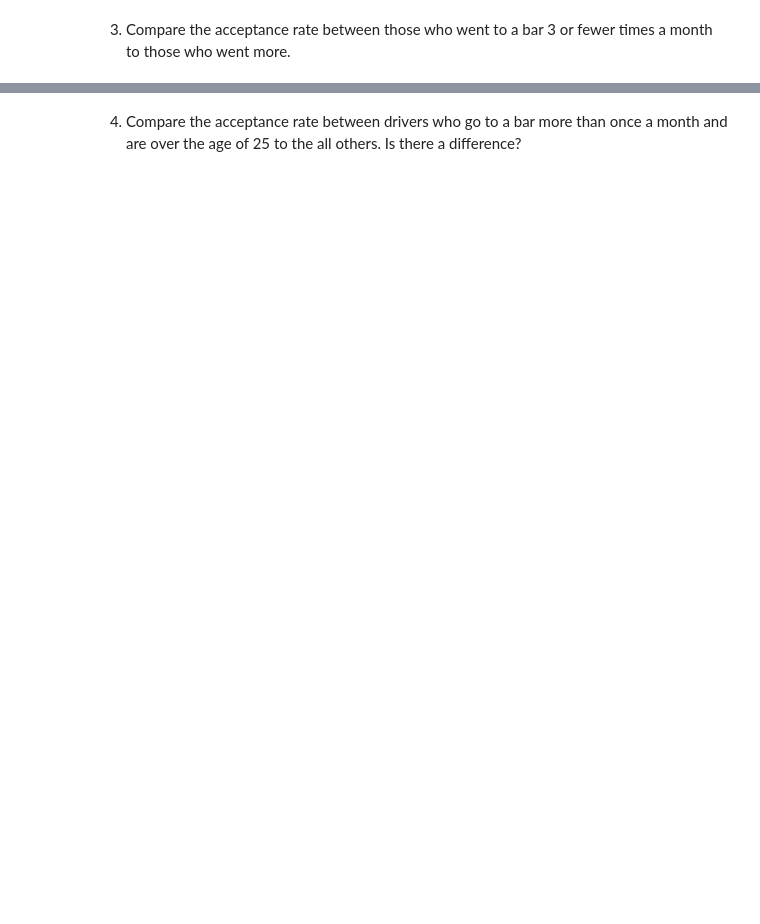
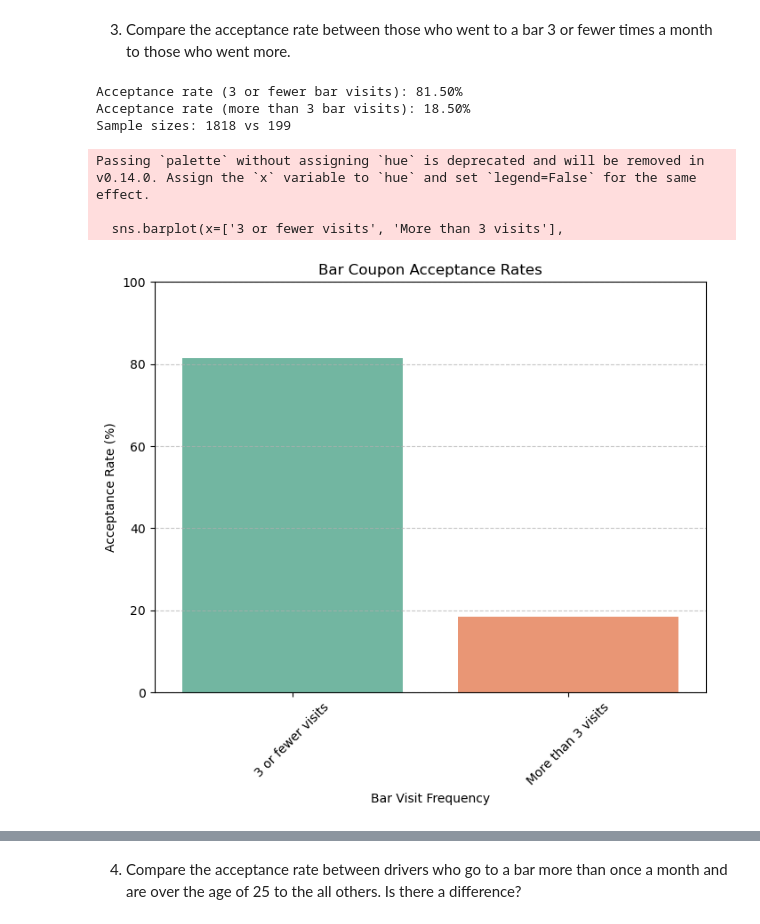
Before and after one commit to JimKlein325/MachineLearning-AMTCouponAnalysis, a Jupyter notebook: prompt.ipynb, the cells around one changed output, grey strips where cells are left out. Saved outputs shown, nothing was run; the diff lists cells and outputs as text; code cells hidden in the pictures; blank space fills up the shorter version.

```diff
--- a/prompt.ipynb
+++ b/prompt.ipynb
@@ -354,2 +406,34 @@ Now, we will lead you through an exploration of just the bar related coupons.
 # %% [markdown]
 3. Compare the acceptance rate between those who went to a bar 3 or fewer times a month to those who went more.
+# %%
+accepted_bar_3orless = bar_coupons[bar_coupons['Bar'].isin (['never', 'less1', '1~3'])]['Y'].sum()
+accepted_bar_4ormore = bar_coupons[bar_coupons['Bar'].isin (['gt8', '4~8'])]['Y'].sum()
+accepted_count_bar = bar_coupons['Y'].sum()
+
+# calculate acceptance rates
+accepted_rate_bar_3orless = accepted_bar_3orless / accepted_count_bar * 100 if accepted_count_bar > 0 else 0
+accepted_rate_bar_4ormore = accepted_bar_4ormore / accepted_count_bar * 100 if accepted_count_bar > 0 else 0
+print(f"\nAcceptance rate (3 or fewer bar visits): {accepted_rate_bar_3orless:.2f}%")
+print(f"Acceptance rate (more than 3 bar visits): {accepted_rate_bar_4ormore:.2f}%")
+print(f"Sample sizes: {len(bar_coupons[bar_coupons['Bar'].isin(['never', 'less1', '1~3'])])} vs {len(bar_coupons[bar_coupons['Bar'].isin(['gt8', '4~8'])])}")
+
+# create a bar plot for acceptance rates: Acceptance rate (3 or fewer bar visits) and Acceptance rate (more than 3 bar visits)
+plt.figure(figsize=(8, 6))
+sns.barplot(x=['3 or fewer visits', 'More than 3 visits'],
+            y=[accepted_rate_bar_3orless, accepted_rate_bar_4ormore],
+            palette='Set2')
+plt.title('Bar Coupon Acceptance Rates')
+plt.xlabel('Bar Visit Frequency')
+plt.ylabel('Acceptance Rate (%)')
+plt.ylim(0, 100)
+plt.xticks(rotation=45)
+plt.grid(axis='y', linestyle='--', alpha=0.7)
+plt.show()
+# %% [output]
+Acceptance rate (3 or fewer bar visits): 81.50%
+Acceptance rate (more than 3 bar visits): 18.50%
+Sample sizes: 1818 vs 199
+Passing `palette` without assigning `hue` is deprecated and will be removed in v0.14.0. Assign the `x` variable to `hue` and set `legend=False` for the same effect.
+
+  sns.barplot(x=['3 or fewer visits', 'More than 3 visits'],
+[figure, added]
```
Also changed, not shown: parts of 9 cells of this notebook, 1 other file.
